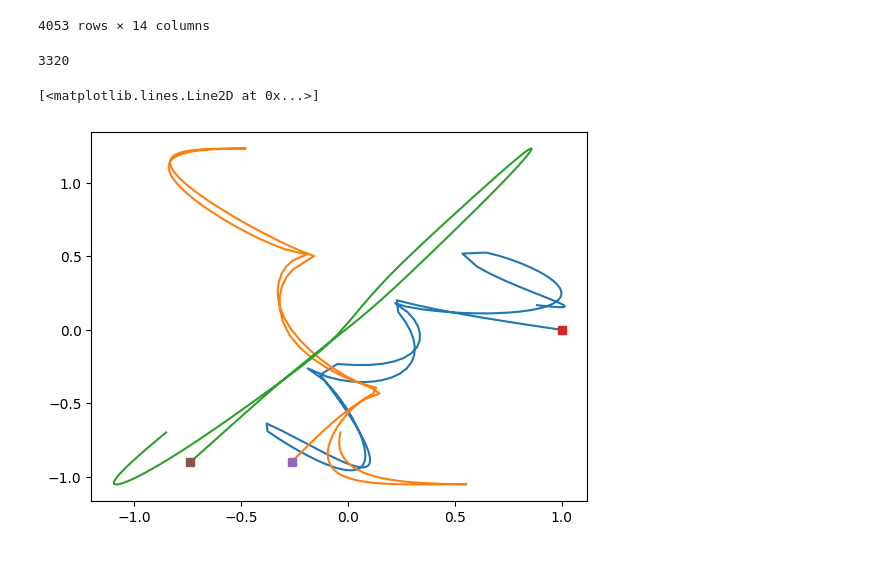
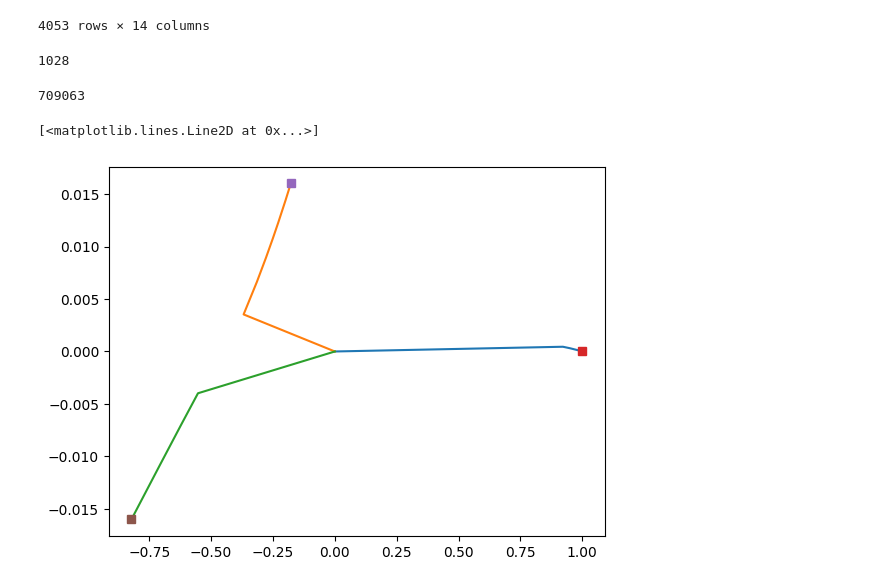
Before and after one commit to PLONTZNathan/MachineLearning_Assignment1, a Jupyter notebook: src/data_exploration.ipynb, the cells around one changed output. Drawn from its saved outputs; the diff is of its cells as text; code cells hidden in the pictures.

Commit message:
visualisation collision/sans collision, split random train/validation

```diff
--- a/src/data_exploration.ipynb
+++ b/src/data_exploration.ipynb
@@ -10,5 +10,8 @@ from sklearn.linear_model import Ridge, RidgeCV
 from sklearn.compose import ColumnTransformer
 import time
 # %%
-data = pd.read_csv('../data/X_train.csv')
+train = pd.read_csv('../data/X_train.csv')
+test =  pd.read_csv('../data/X_test.csv')
+sample_submission = pd.read_csv('../data/sample_submission.csv')#This is a file with random numbers as predictions
+                                                                #dans le futur fichier résultat ne pas mettre l'index
 # %%
@@ -40,7 +91,7 @@ print(data.shape)
 # %% [output]
 (1285000, 14)
 # %%
-number_lines=data.shape[0]
+number_lines=train.shape[0]
 time_interval=257
 number_trajectory=number_lines/time_interval
 print(f'Nombre de trajectoires : {number_trajectory}')
@@ -78,21 +129,25 @@ data[data.t==10] #toutes les indices où une trajectoire se termine sans collisi
 | 1284742 | 10.0 | -0.334211 | -0.251147 | -1.915656 | -0.884303 | -0.347886 | -0.129399 | 2.967301 | 1.166792 | 0.682097 | 0.380546 | ... |
 | 1284999 | 10.0 | -0.163264 | -0.618197 | 1.029575 | -2.079003 | -0.046730 | -0.502346 | -1.392434 | 1.193499 | 0.209994 | 1.120543 | ... |
 4053 rows × 14 columns
+# %%
+index_begin_trajectory=np.arange(0, number_lines,time_interval)
+# %% [output]
+1028
 # %%
 #visualiser une trajectoire random
-k =np.random.randint(idx.shape[0])
+k = np.random.choice(index_begin_trajectory) # exemple collision 514 1285 294008
 print(k)
-pltidx=range(idx[k],257+idx[k])
-pltsquare = idx[k]
-plt.plot(data.x_1[pltidx],data.y_1[pltidx])
-plt.plot(data.x_2[pltidx],data.y_3[pltidx])
-plt.plot(data.x_3[pltidx],data.y_3[pltidx])
+pltidx=range(k,k+257)#k+257 exclus
+pltsquare = k
+plt.plot(train.x_1[pltidx],train.y_1[pltidx])
+plt.plot(train.x_2[pltidx],train.y_2[pltidx])
+plt.plot(train.x_3[pltidx],train.y_3[pltidx])
 
-plt.plot(data.x_1[pltsquare],data.y_1[pltsquare],'s')
-plt.plot(data.x_2[pltsquare],data.y_3[pltsquare],'s')
-plt.plot(data.x_3[pltsquare],data.y_3[pltsquare],'s')
+plt.plot(train.x_1[pltsquare],train.y_1[pltsquare],'s')
+plt.plot(train.x_2[pltsquare],train.y_2[pltsquare],'s')
+plt.plot(train.x_3[pltsquare],train.y_3[pltsquare],'s')
 # %% [output]
-3320
+709063
 [<matplotlib.lines.Line2D at 0x...>]
-[figure, old version]
+[figure, new version]
 # %%
```
Also changed, not shown: parts of 25 cells of this notebook.
